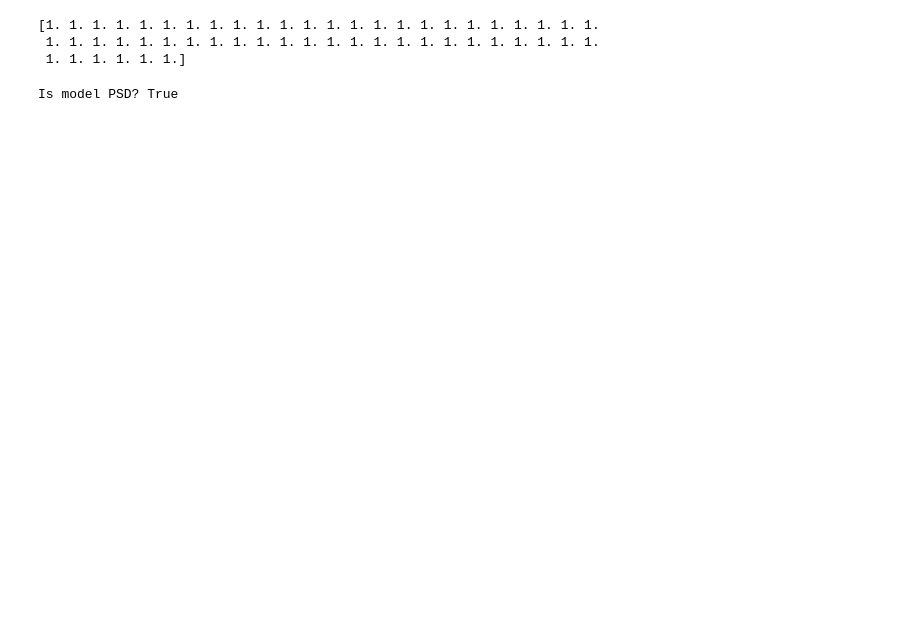
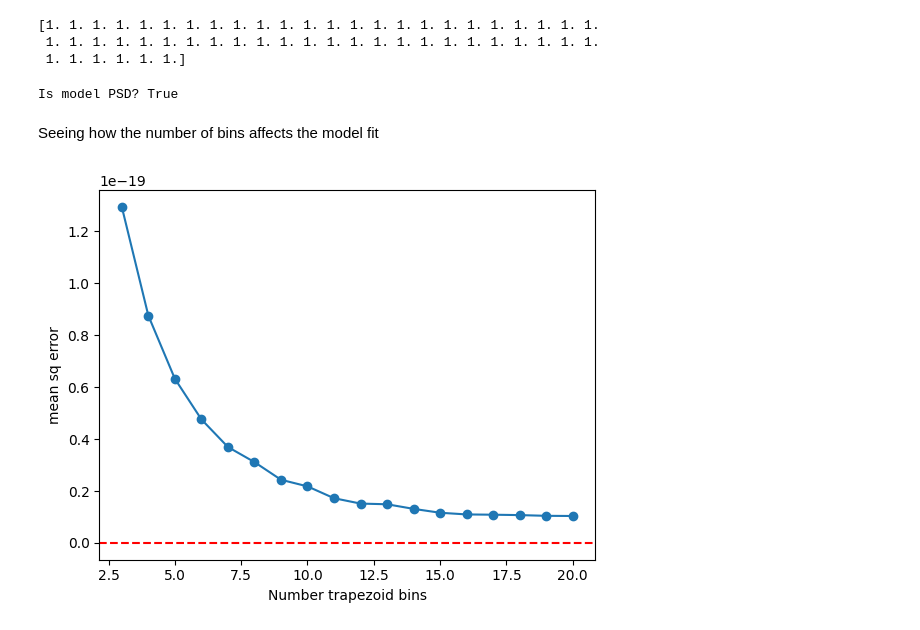
Before and after one commit to urwa99/MASS_Thesis, a Jupyter notebook: HI/model5.ipynb, the cells around one changed output. Saved outputs shown, nothing was run; the diff lists cells and outputs as text; code cells hidden in the pictures; blank space fills up the shorter version.

Commit message:
added error with increasing bin size

```diff
--- a/HI/model5.ipynb
+++ b/HI/model5.ipynb
@@ -253,3 +253,54 @@ def is_psd(P, tol=1e-10):
 print("Is model PSD?", is_psd(C_fit))
 # %% [output]
 Is model PSD? True
+# %% [markdown]
+Seeing how the number of bins affects the model fit
+# %%
+n_bins_list = range(3, 21)  # try from 3 to 20 bins
+errors = []
+
+
+for nq in n_bins_list:
+    # --- Step 1: Build trapezoidal basis ---
+    phi = build_trapezoidal_basis(freqs[:-1], bins=nq, top_width=0.5)  # shape (nq, nf)
+
+    # --- Step 2: Build Psi_q(v) = phi_q(v) * (v/v0)^-n, then normalize across q ---
+    scaling = (freqs[:-1] / v0)**-n  # shape (nf,)
+    Psi_unnorm = phi * scaling[None, :]
+    Psi = Psi_unnorm / Psi_unnorm.sum(axis=0, keepdims=True)  # shape (nq, nf)
+
+    # --- Step 3: Build design matrix X ---
+    basis_terms = list(product(range(P + 1), range(nq)))
+    n_terms = len(basis_terms)
+    X = np.zeros((nell * nf, n_terms))
+    for idx, (p, q) in enumerate(basis_terms):
+        X[:, idx] = np.outer(log_l**p, Psi[q]).reshape(-1)
+
+    y = C_diag.reshape(-1)
+
+    # --- Step 4: Fit coefficients ---
+    a_vec, *_ = lstsq(X, y, rcond=None)
+
+    # --- Step 5: Reconstruct model ---
+    C_fit_diag = np.zeros((nell, nf))
+    for idx, (p, q) in enumerate(basis_terms):
+        C_fit_diag += a_vec[idx] * np.outer(log_l**p, Psi[q])
+
+    # Step 7: Expand to full (nell, nf, nf) with diagonal only
+    C_fit = np.zeros((nell, nf, nf))
+    for i in range(nell):
+        np.fill_diagonal(C_fit[i], C_fit_diag[i])
+
+    # --- Step 6: Compute error ---
+    error = np.mean((C_fit - hi_d)**2)
+    errors.append(error)
+
+# --- Plot: Error vs Number of Bins ---
+
+plt.plot(n_bins_list, errors, marker='o')
+plt.xlabel("Number trapezoid bins")
+plt.ylabel("mean sq error")
+plt.axhline(0, color='r', linestyle='--')
+plt.show()
+# %% [output]
+[figure, added]
```
Also changed, not shown: parts of 4 cells of this notebook.
